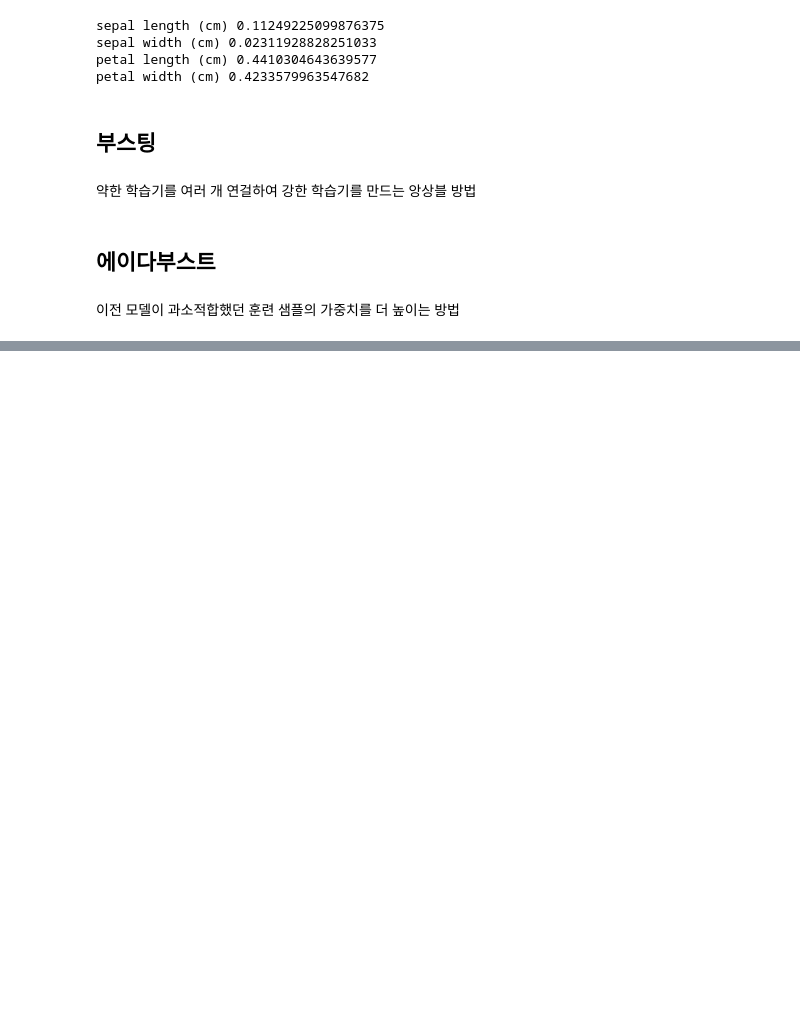
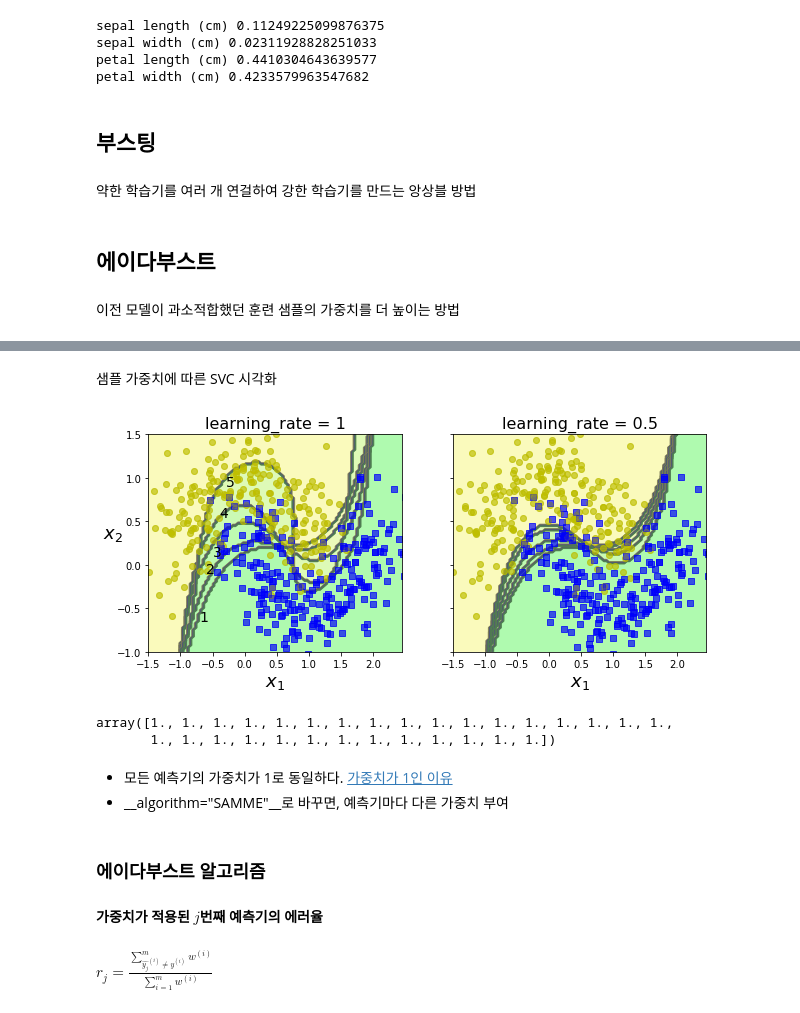
Before and after one commit to geunsu-jo/Hands-On-ML, a Jupyter notebook: textbook_practice/07_ensemble_and_random_forest.ipynb, the cells around one changed output, grey strips where cells are left out. Drawn from its saved outputs; the diff is of its cells as text; code cells hidden in the pictures; blank space fills up the shorter version.

```diff
--- a/textbook_practice/07_ensemble_and_random_forest.ipynb
+++ b/textbook_practice/07_ensemble_and_random_forest.ipynb
@@ -305,0 +306,44 @@ plot_decision_boundary(ada_clf, X, y)
+# %% [markdown]
+샘플 가중치에 따른 SVC 시각화
+# %%
+m = len(X_train)
+
+fix, axes = plt.subplots(ncols=2, figsize=(10,4), sharey=True)
+for subplot, learning_rate in ((0, 1), (1, 0.5)):
+    sample_weights = np.ones(m)
+    plt.sca(axes[subplot])
+    for i in range(5):
+        svm_clf = SVC(kernel="rbf", C=0.05, gamma="scale", random_state=42)
+        svm_clf.fit(X_train, y_train, sample_weight=sample_weights) ## 가중치 추가
+        y_pred = svm_clf.predict(X_train)
+        sample_weights[y_pred != y_train] *= (1 + learning_rate) # 가중치 업데이트
+        plot_decision_boundary(svm_clf, X, y, alpha=0.2)
+        plt.title("learning_rate = {}".format(learning_rate), fontsize=16)
+    if subplot == 0:
+        plt.text(-0.7, -0.65, "1", fontsize=14)
+        plt.text(-0.6, -0.10, "2", fontsize=14)
+        plt.text(-0.5,  0.10, "3", fontsize=14)
+        plt.text(-0.4,  0.55, "4", fontsize=14)
+        plt.text(-0.3,  0.90, "5", fontsize=14)
+    else:
+        plt.ylabel("")
+
+plt.show()
+# %% [output]
+[figure, added]
+# %%
+ada_clf.estimator_weights_
+# %% [output]
+array([1., 1., 1., 1., 1., 1., 1., 1., 1., 1., 1., 1., 1., 1., 1., 1., 1.,
+       1., 1., 1., 1., 1., 1., 1., 1., 1., 1., 1., 1., 1.])
+# %% [markdown]
+- 모든 예측기의 가중치가 1로 동일하다. [가중치가 1인 이유](https://stackoverrun.com/ko/q/8808003)
+- __algorithm="SAMME"__로 바꾸면, 예측기마다 다른 가중치 부여
+# %% [markdown]
+### 에이다부스트 알고리즘
+# %% [markdown]
+__가중치가 적용된 $j$번째 예측기의 에러율__
+# %% [markdown]
+$
+r_{j} = \frac{\sum_{\hat{y_{j}}^{(i)}\neq y^{(i)}}^{m}w^{(i)}}{\sum_{i=1}^{m}w^{(i)}}
+$
```
Also changed, not shown: parts of 43 cells of this notebook.
